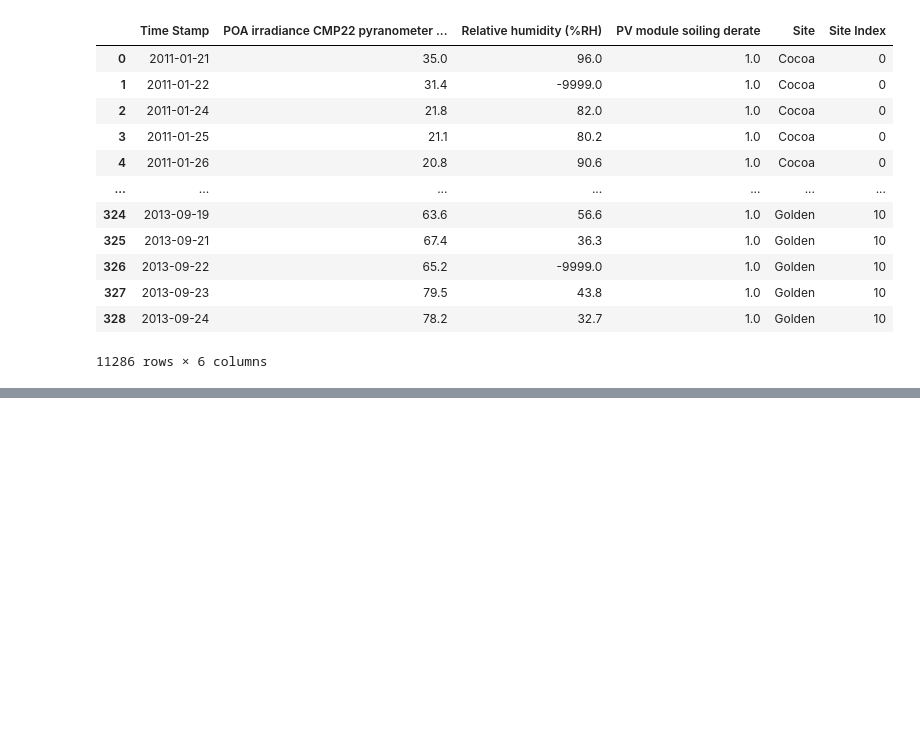
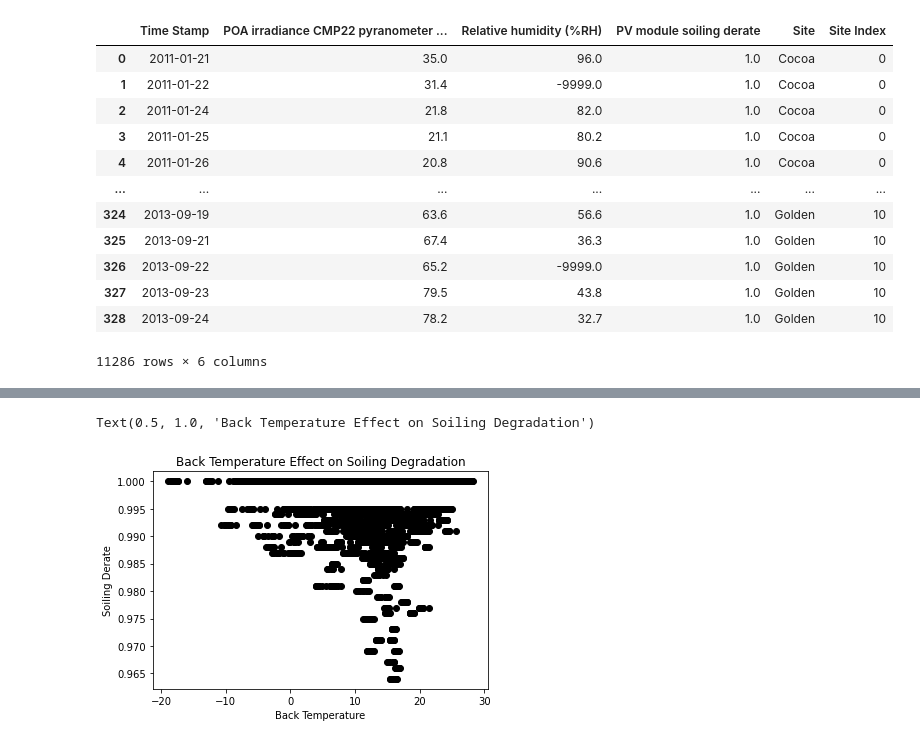
Before and after one commit to Edidas02/PV-Module-Model, a Jupyter notebook: solar-panels.ipynb, the cells around one changed output, grey strips where cells are left out. Drawn from its saved outputs; the diff is of its cells as text; code cells hidden in the pictures; blank space fills up the shorter version.

```diff
--- a/solar-panels.ipynb
+++ b/solar-panels.ipynb
@@ -108,0 +117,8 @@ df[cols+["Site","Site Index"] ]
+# %%
+plt.scatter(df_filtered_2.loc[:,["PV module back surface temperature (degC)"]], df_filtered_2.loc[:, "PV module soiling derate"], color="black")
+plt.xlabel("Back Temperature")
+plt.ylabel("Soiling Derate")
+plt.title("Back Temperature Effect on Soiling Degradation")
+# %% [output]
+Text(0.5, 1.0, 'Back Temperature Effect on Soiling Degradation')
+[figure, added]
```
Also changed, not shown: parts of 19 cells of this notebook.
